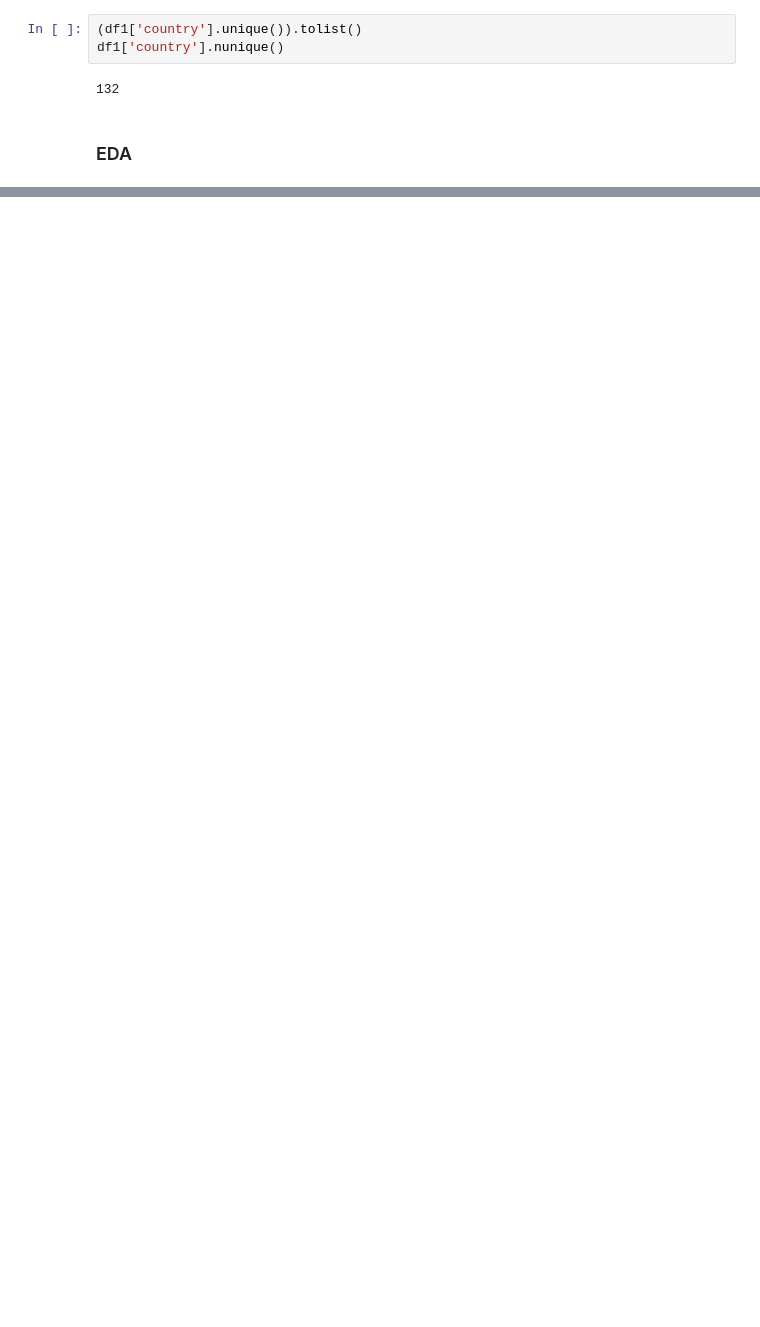
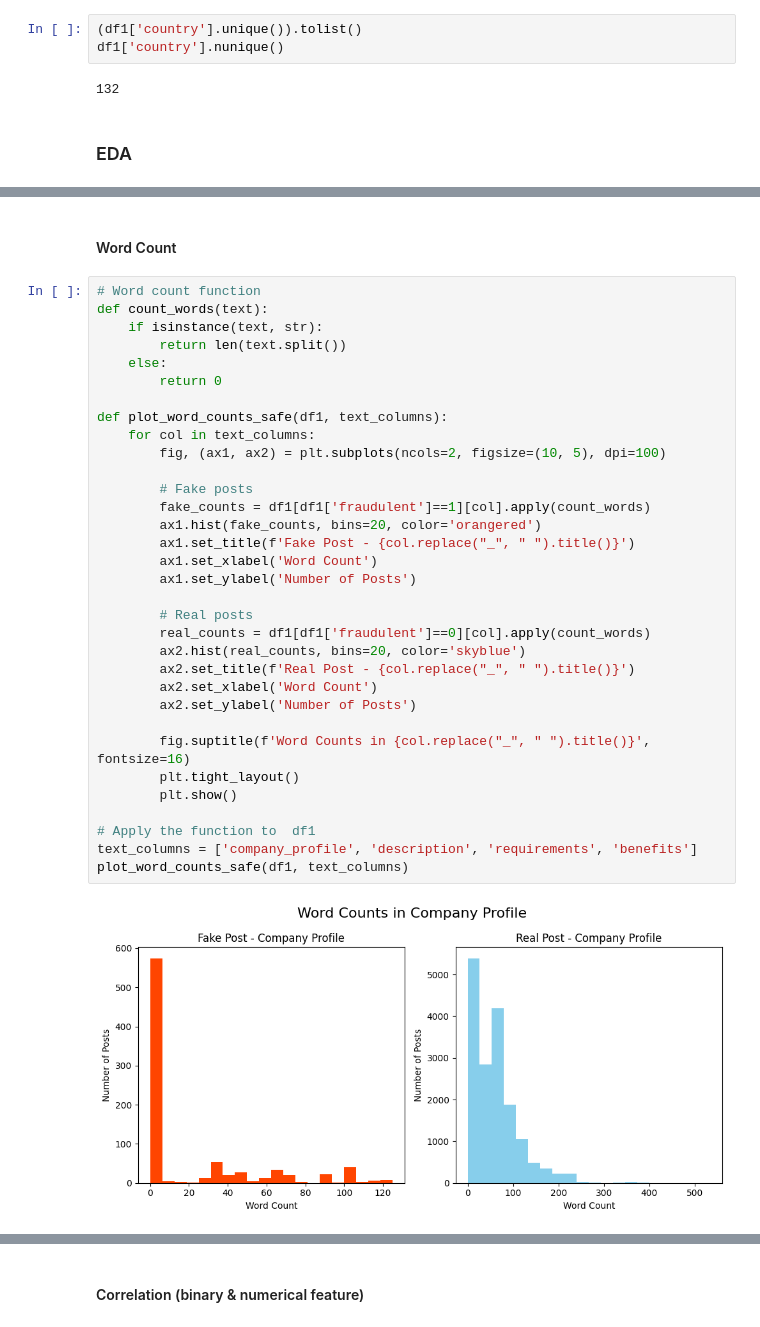
Before and after one commit to SpencerLimSzeSing/fraudulent-job-prediction, a Jupyter notebook: notebook/notebook.ipynb, the cells around one changed output, grey strips where cells are left out. Saved outputs shown, nothing was run; the diff lists cells and outputs as text; blank space fills up the shorter version.

```diff
--- a/notebook/notebook.ipynb
+++ b/notebook/notebook.ipynb
@@ -467,0 +593,37 @@ P-value for 'requirements': 8.060220641804172e-12
+# %% [markdown]
+#### Word Count
+# %%
+# Word count function
+def count_words(text):
+    if isinstance(text, str):
+        return len(text.split())
+    else:
+        return 0
+
+def plot_word_counts_safe(df1, text_columns):
+    for col in text_columns:
+        fig, (ax1, ax2) = plt.subplots(ncols=2, figsize=(10, 5), dpi=100)
+
+        # Fake posts
+        fake_counts = df1[df1['fraudulent']==1][col].apply(count_words)
+        ax1.hist(fake_counts, bins=20, color='orangered')
+        ax1.set_title(f'Fake Post - {col.replace("_", " ").title()}')
+        ax1.set_xlabel('Word Count')
+        ax1.set_ylabel('Number of Posts')
+
+        # Real posts
+        real_counts = df1[df1['fraudulent']==0][col].apply(count_words)
+        ax2.hist(real_counts, bins=20, color='skyblue')
+        ax2.set_title(f'Real Post - {col.replace("_", " ").title()}')
+        ax2.set_xlabel('Word Count')
+        ax2.set_ylabel('Number of Posts')
+
+        fig.suptitle(f'Word Counts in {col.replace("_", " ").title()}', fontsize=16)
+        plt.tight_layout()
+        plt.show()
+
+# Apply the function to  df1
+text_columns = ['company_profile', 'description', 'requirements', 'benefits']
+plot_word_counts_safe(df1, text_columns)
+# %% [output]
+[figure, added]
@@ -467,0 +633,2 @@ P-value for 'requirements': 8.060220641804172e-12
+# %% [markdown]
+#### Correlation (binary & numerical feature)
```
Also changed, not shown: parts of 44 cells of this notebook, 4 other files.
